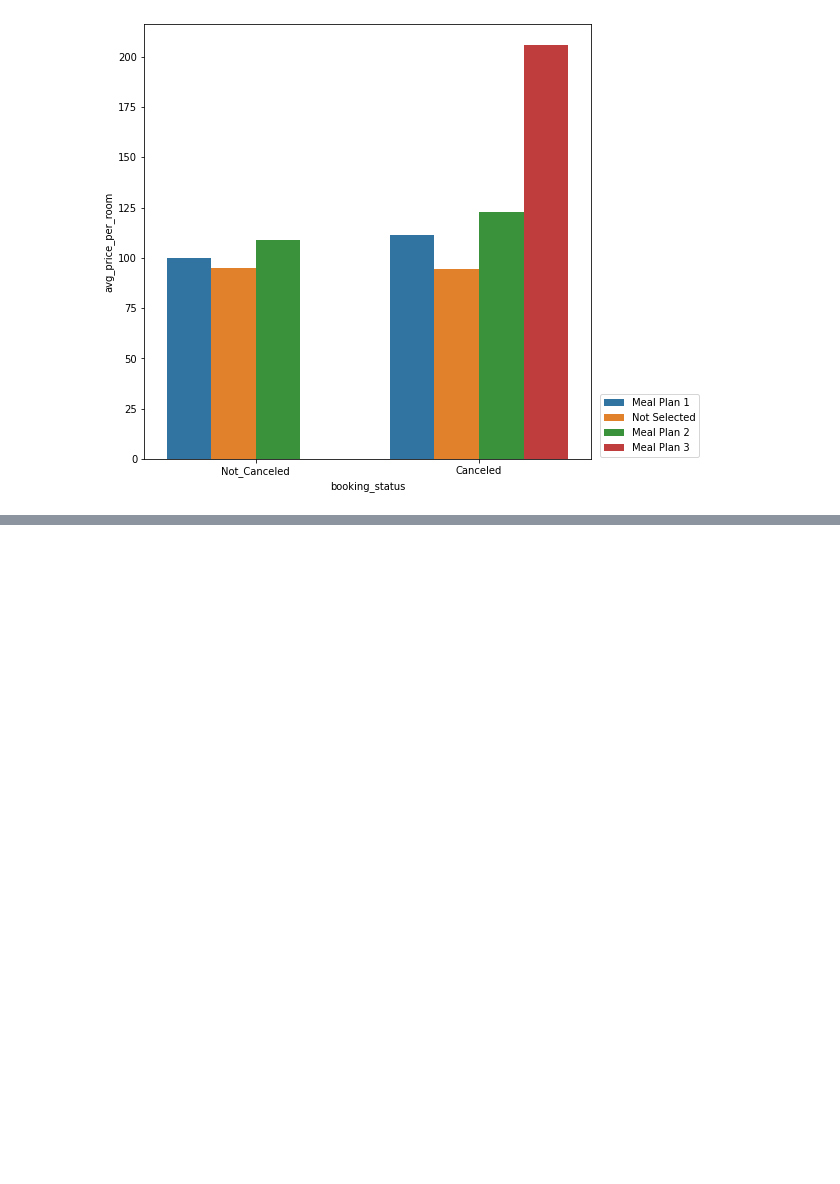
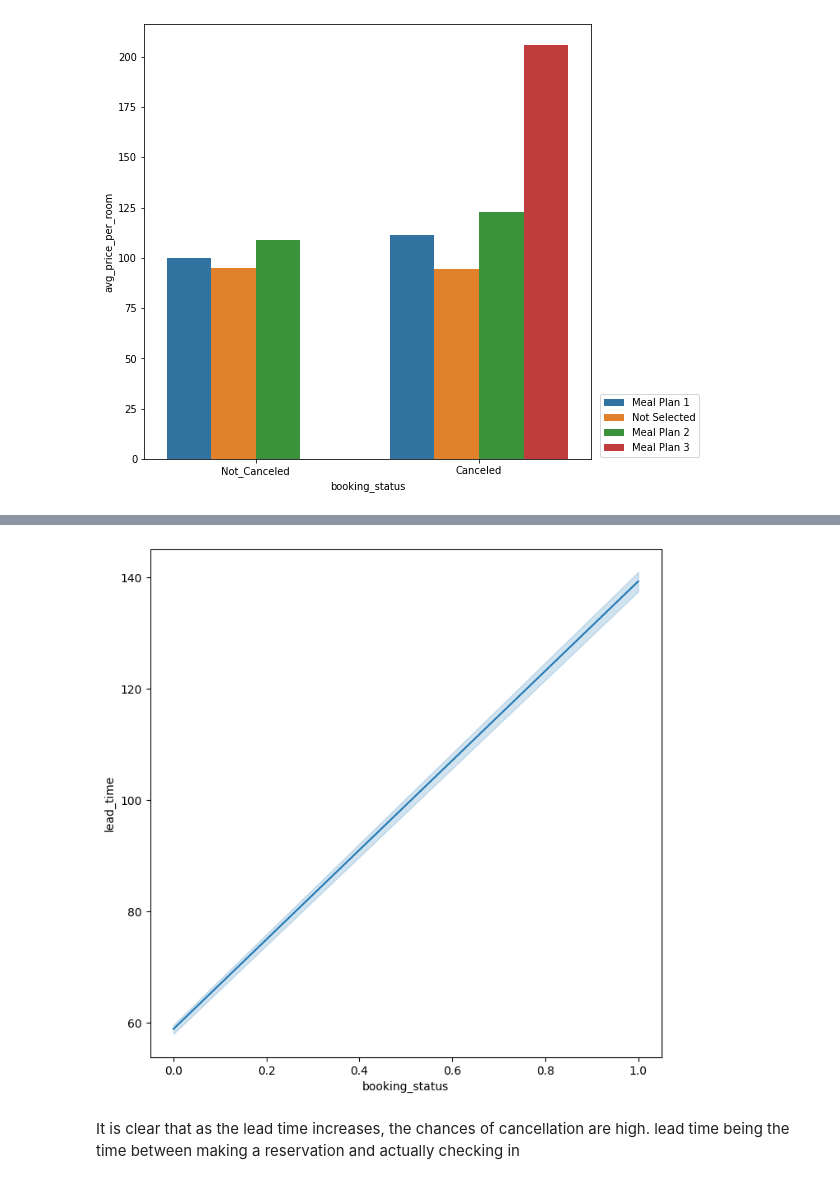
Before and after one commit to WinnieSue/Hotel-rerservation-prediction, a Jupyter notebook: Hotel_reservation.ipynb, the cells around one changed output, grey strips where cells are left out. Drawn from its saved outputs; the diff is of its cells as text; code cells hidden in the pictures; blank space fills up the shorter version.

```diff
--- a/Hotel_reservation.ipynb
+++ b/Hotel_reservation.ipynb
@@ -150,0 +173,7 @@ The `ci` parameter is deprecated. Use `errorbar=None` for the same effect.
+# %%
+fig, ax = plt.subplots(figsize=(8,8))
+sns.lineplot(x = 'booking_status', y = 'lead_time', data = df);
+# %% [output]
+[figure, added]
+# %% [markdown]
+It is clear that as the lead time increases, the chances of cancellation are high. lead time being the time between making a reservation and actually  checking in
```
Also changed, not shown: parts of 8 cells of this notebook.
